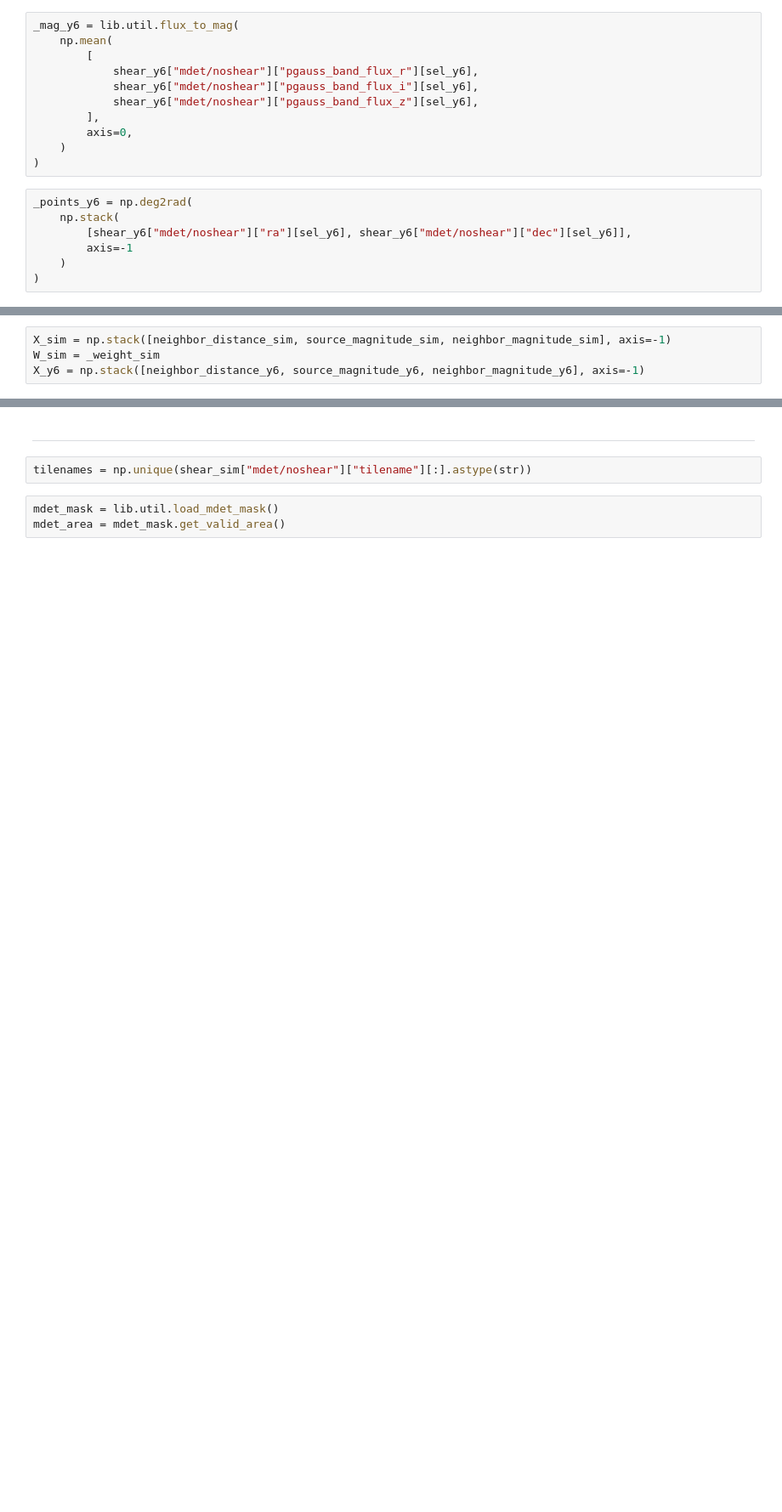
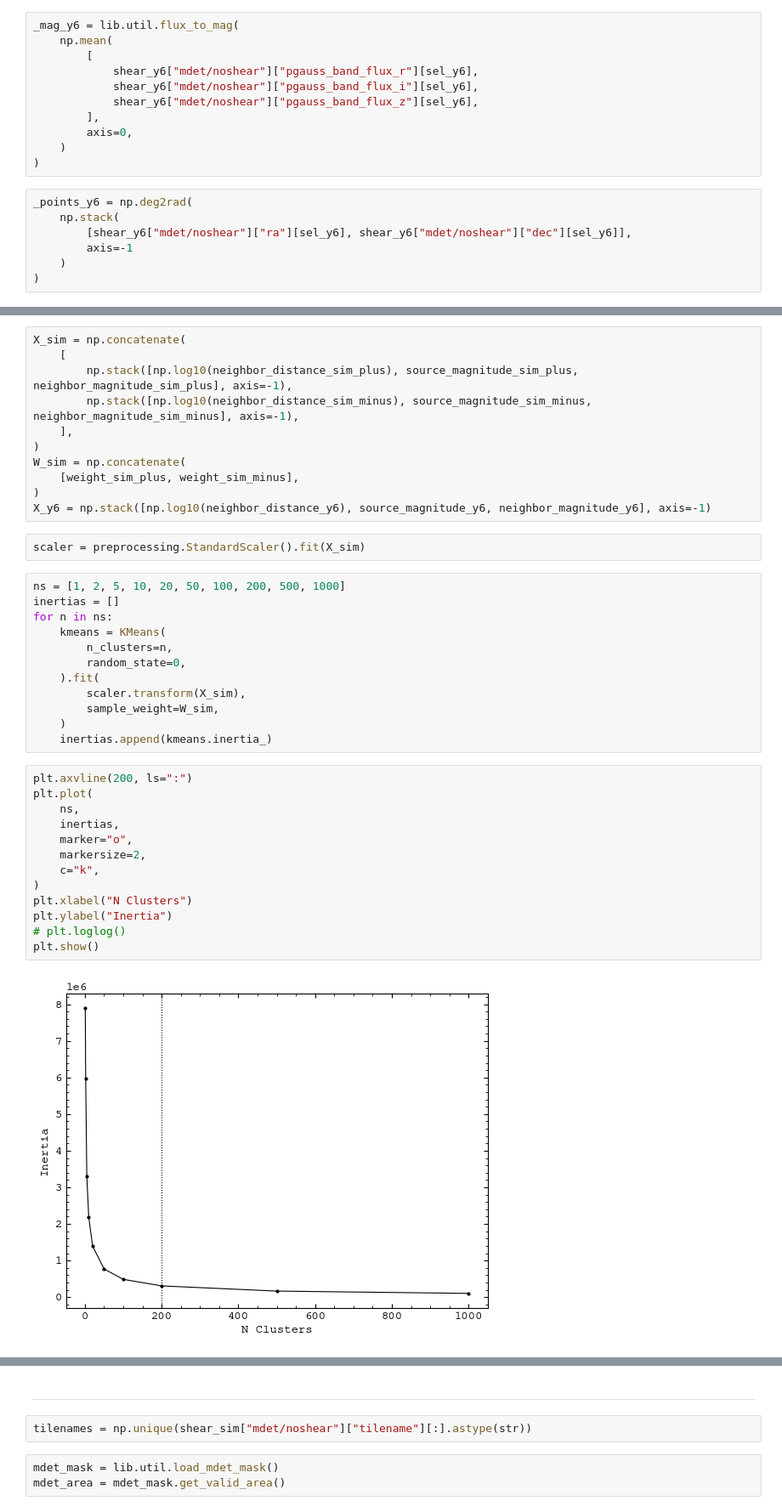
Before and after one commit to sidneymau/des-y6-image-sims-analysis, a Jupyter notebook: notebooks/2025_03_03_reweighting/dev.ipynb, the cells around one changed output, grey strips where cells are left out. Shown at 85% size. Saved outputs shown, nothing was run; the diff lists cells and outputs as text; blank space fills up the shorter version.

```diff
--- a/notebooks/2025_03_03_reweighting/dev.ipynb
+++ b/notebooks/2025_03_03_reweighting/dev.ipynb
@@ -249,5 +288,41 @@ fig.show()
 # %%
-X_sim = np.stack([neighbor_distance_sim, source_magnitude_sim, neighbor_magnitude_sim], axis=-1)
-W_sim = _weight_sim
-X_y6 = np.stack([neighbor_distance_y6, source_magnitude_y6, neighbor_magnitude_y6], axis=-1)
+X_sim = np.concatenate(
+    [
+        np.stack([np.log10(neighbor_distance_sim_plus), source_magnitude_sim_plus, neighbor_magnitude_sim_plus], axis=-1),
+        np.stack([np.log10(neighbor_distance_sim_minus), source_magnitude_sim_minus, neighbor_magnitude_sim_minus], axis=-1),
+    ],
+)
+W_sim = np.concatenate(
+    [weight_sim_plus, weight_sim_minus],
+)
+X_y6 = np.stack([np.log10(neighbor_distance_y6), source_magnitude_y6, neighbor_magnitude_y6], axis=-1)
+# %%
+scaler = preprocessing.StandardScaler().fit(X_sim)
+# %%
+ns = [1, 2, 5, 10, 20, 50, 100, 200, 500, 1000]
+inertias = []
+for n in ns:
+    kmeans = KMeans(
+        n_clusters=n,
+        random_state=0,
+    ).fit(
+        scaler.transform(X_sim),
+        sample_weight=W_sim,
+    )
+    inertias.append(kmeans.inertia_)
+# %%
+plt.axvline(200, ls=":")
+plt.plot(
+    ns,
+    inertias,
+    marker="o",
+    markersize=2,
+    c="k",
+)
+plt.xlabel("N Clusters")
+plt.ylabel("Inertia")
+# plt.loglog()
+plt.show()
+# %% [output]
+[figure, added]
 # %%
```
Also changed, not shown: parts of 60 cells of this notebook, 1 other file.
